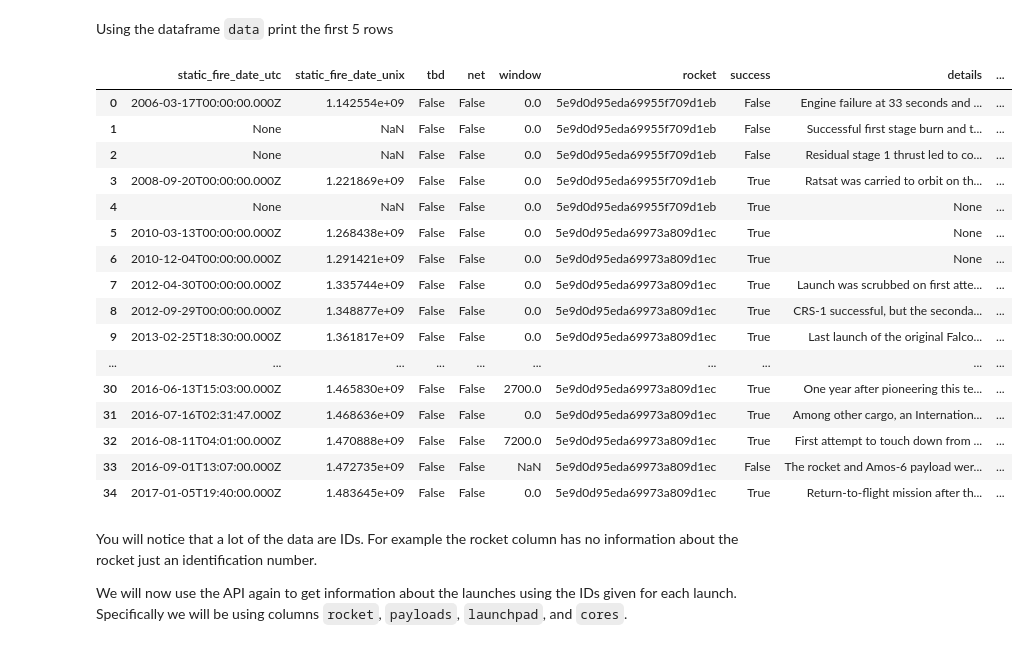
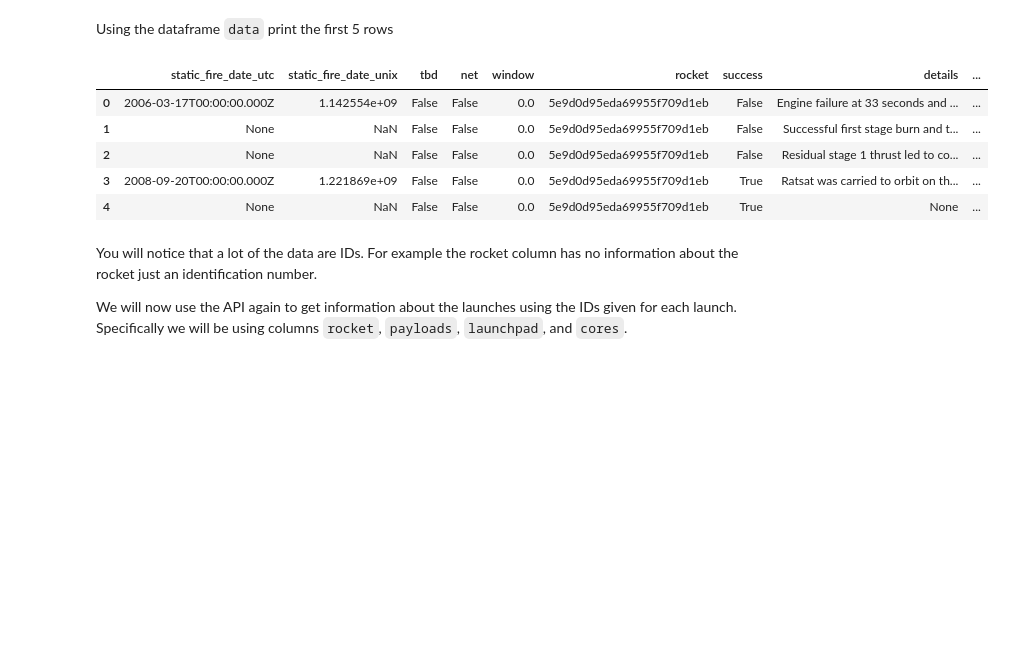
Before and after one commit to vivianWan/spaceX-1, a Jupyter notebook: jupyter-labs-spacex-data-collection-api.ipynb, the cells around one changed output. Drawn from its saved outputs; the diff is of its cells as text; code cells hidden in the pictures; blank space fills up the shorter version.

```diff
--- a/jupyter-labs-spacex-data-collection-api.ipynb
+++ b/jupyter-labs-spacex-data-collection-api.ipynb
@@ -138,25 +128,14 @@ data = pd.json_normalize(response.json())
 Using the dataframe <code>data</code> print the first 5 rows
 # %%
 # Get the head of the dataframe
-data.head(35)
+data.head(5)
 # %% [output]
 |  | static_fire_date_utc | static_fire_date_unix | tbd | net | window | rocket | success | details | ... |
 | 0 | 2006-03-17T00:00:00.000Z | 1.142554e+09 | False | False | 0.0 | 5e9d0d95eda69955f709d1eb | False | Engine failure at 33 seconds and ... | ... |
 | 1 | None | NaN | False | False | 0.0 | 5e9d0d95eda69955f709d1eb | False | Successful first stage burn and t... | ... |
 | 2 | None | NaN | False | False | 0.0 | 5e9d0d95eda69955f709d1eb | False | Residual stage 1 thrust led to co... | ... |
 | 3 | 2008-09-20T00:00:00.000Z | 1.221869e+09 | False | False | 0.0 | 5e9d0d95eda69955f709d1eb | True | Ratsat was carried to orbit on th... | ... |
 | 4 | None | NaN | False | False | 0.0 | 5e9d0d95eda69955f709d1eb | True | None | ... |
-| 5 | 2010-03-13T00:00:00.000Z | 1.268438e+09 | False | False | 0.0 | 5e9d0d95eda69973a809d1ec | True | None | ... |
-| 6 | 2010-12-04T00:00:00.000Z | 1.291421e+09 | False | False | 0.0 | 5e9d0d95eda69973a809d1ec | True | None | ... |
-| 7 | 2012-04-30T00:00:00.000Z | 1.335744e+09 | False | False | 0.0 | 5e9d0d95eda69973a809d1ec | True | Launch was scrubbed on first atte... | ... |
-| 8 | 2012-09-29T00:00:00.000Z | 1.348877e+09 | False | False | 0.0 | 5e9d0d95eda69973a809d1ec | True | CRS-1 successful, but the seconda... | ... |
-| 9 | 2013-02-25T18:30:00.000Z | 1.361817e+09 | False | False | 0.0 | 5e9d0d95eda69973a809d1ec | True | Last launch of the original Falco... | ... |
-| ... | ... | ... | ... | ... | ... | ... | ... | ... | ... |
-| 30 | 2016-06-13T15:03:00.000Z | 1.465830e+09 | False | False | 2700.0 | 5e9d0d95eda69973a809d1ec | True | One year after pioneering this te... | ... |
-| 31 | 2016-07-16T02:31:47.000Z | 1.468636e+09 | False | False | 0.0 | 5e9d0d95eda69973a809d1ec | True | Among other cargo, an Internation... | ... |
-| 32 | 2016-08-11T04:01:00.000Z | 1.470888e+09 | False | False | 7200.0 | 5e9d0d95eda69973a809d1ec | True | First attempt to touch down from ... | ... |
-| 33 | 2016-09-01T13:07:00.000Z | 1.472735e+09 | False | False | NaN | 5e9d0d95eda69973a809d1ec | False | The rocket and Amos-6 payload wer... | ... |
-| 34 | 2017-01-05T19:40:00.000Z | 1.483645e+09 | False | False | 0.0 | 5e9d0d95eda69973a809d1ec | True | Return-to-flight mission after th... | ... |
 # %% [markdown]
 You will notice that a lot of the data are IDs. For example the rocket column has no information about the rocket just an identification number.
 
```
Also changed, not shown: parts of 6 cells of this notebook.
